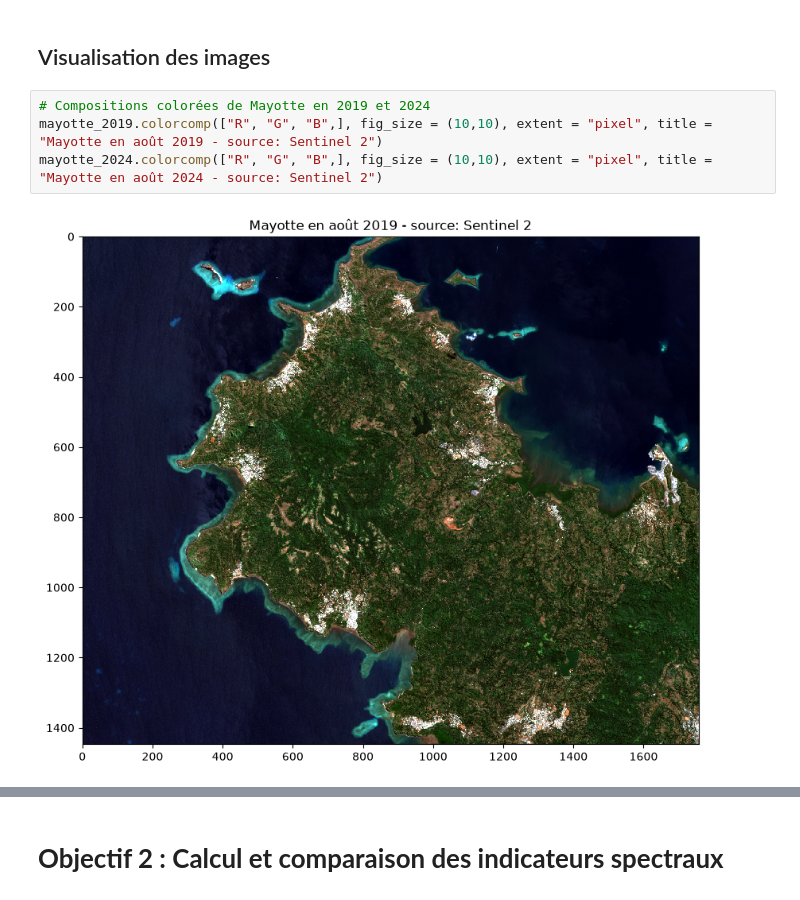
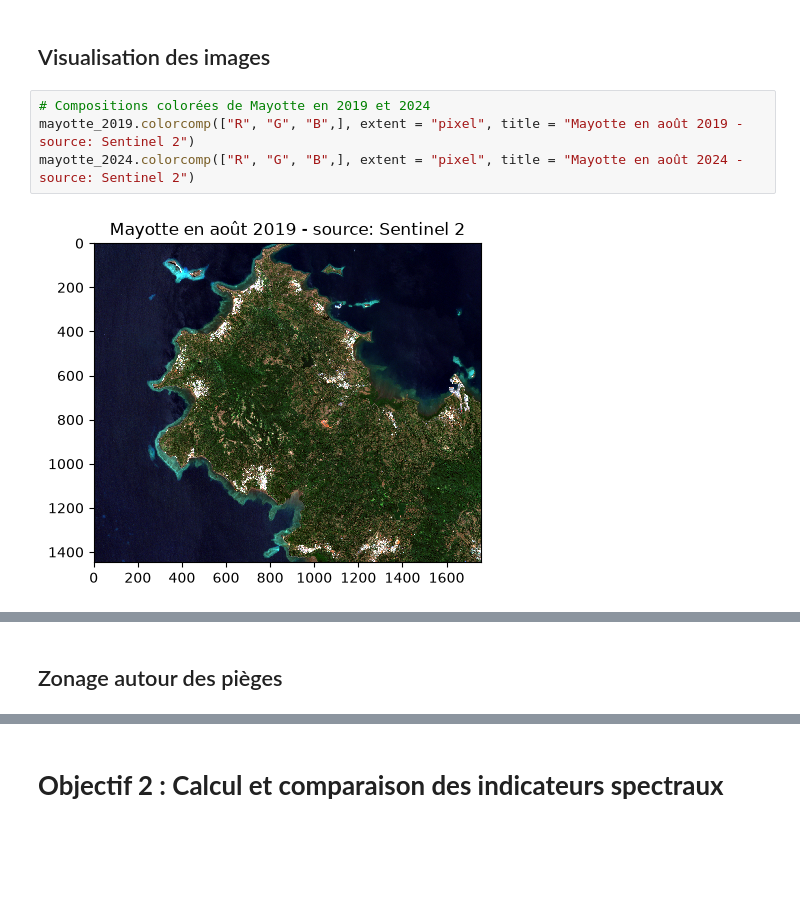
Before and after one commit to BenjaminMAUFROY/MLG, a Jupyter notebook: projet_MLG.ipynb, the cells around one changed output, grey strips where cells are left out. Cells and saved outputs as stored; diff of their text form; blank space fills up the shorter version.

```diff
--- a/projet_MLG.ipynb
+++ b/projet_MLG.ipynb
@@ -124,7 +148,7 @@ None
 ## Visualisation des images
 # %%
 # Compositions colorées de Mayotte en 2019 et 2024
-mayotte_2019.colorcomp(["R", "G", "B",], fig_size = (10,10), extent = "pixel", title = "Mayotte en août 2019 - source: Sentinel 2")
-mayotte_2024.colorcomp(["R", "G", "B",], fig_size = (10,10), extent = "pixel", title = "Mayotte en août 2024 - source: Sentinel 2")
+mayotte_2019.colorcomp(["R", "G", "B",], extent = "pixel", title = "Mayotte en août 2019 - source: Sentinel 2")
+mayotte_2024.colorcomp(["R", "G", "B",], extent = "pixel", title = "Mayotte en août 2024 - source: Sentinel 2")
 # %% [output]
-[figure, old version]
+[figure, new version]
@@ -131,0 +156,2 @@ mayotte_2024.colorcomp(["R", "G", "B",], fig_size = (10,10), extent = "pixel", t
+# %% [markdown]
+## Zonage autour des pièges
```
Also changed, not shown: parts of 6 cells of this notebook.
